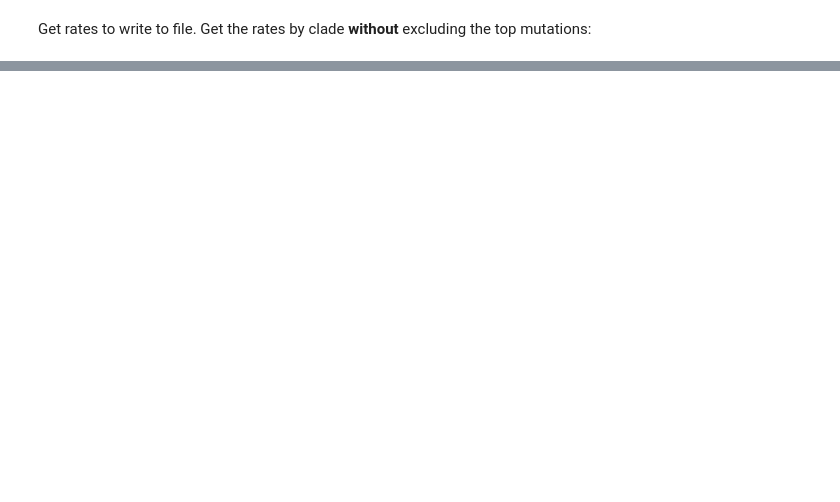
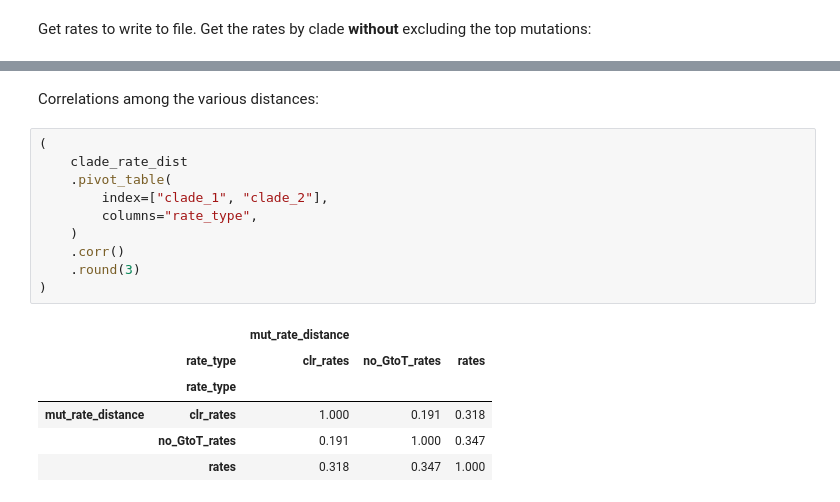
Before and after one commit to jbloomlab/SARS2-mut-spectrum, a Jupyter notebook: notebooks/synonymous_mut_rates.ipynb, the cells around one changed output, grey strips where cells are left out. Drawn from its saved outputs; the diff is of its cells as text; blank space fills up the shorter version.

```diff
--- a/notebooks/synonymous_mut_rates.ipynb
+++ b/notebooks/synonymous_mut_rates.ipynb
@@ -671,0 +783,19 @@ clade_rate_dist.sort_values("mut_rate_distance")
+# %% [markdown]
+Correlations among the various distances:
+# %%
+(
+    clade_rate_dist
+    .pivot_table(
+        index=["clade_1", "clade_2"],
+        columns="rate_type",
+    )
+    .corr()
+    .round(3)
+)
+# %% [output]
+|  |  | mut_rate_distance |  |  |
+|  | rate_type | clr_rates | no_GtoT_rates | rates |
+|  | rate_type |  |  |  |
+| mut_rate_distance | clr_rates | 1.000 | 0.191 | 0.318 |
+|  | no_GtoT_rates | 0.191 | 1.000 | 0.347 |
+|  | rates | 0.318 | 0.347 | 1.000 |
```
Also changed, not shown: parts of 10 cells of this notebook, 9 other files.
